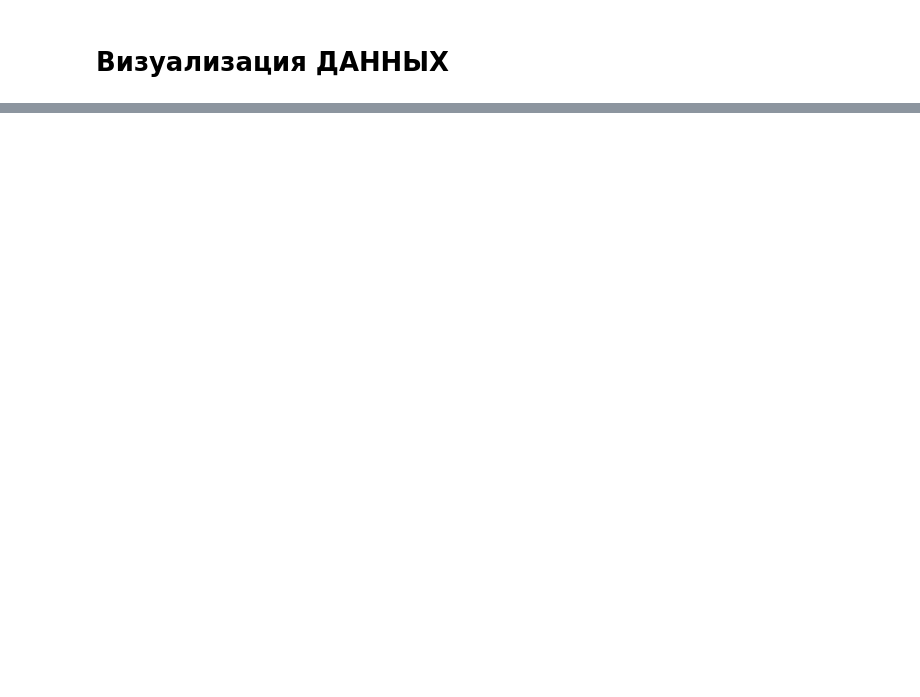
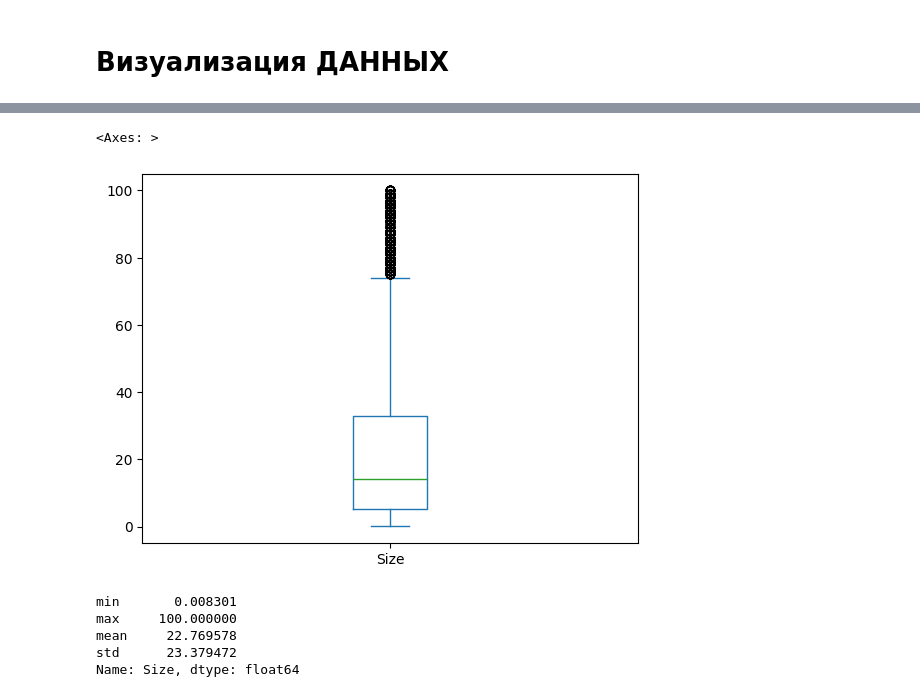
Before and after one commit to Netdaem0n/ALG_data_analyze, a Jupyter notebook: notebooks/lesson_5.ipynb, the cells around one changed output, grey strips where cells are left out. Saved outputs shown, nothing was run; the diff lists cells and outputs as text; code cells hidden in the pictures; blank space fills up the shorter version.

```diff
--- a/notebooks/lesson_5.ipynb
+++ b/notebooks/lesson_5.ipynb
@@ -15,0 +23,13 @@ df1.head()
+# %%
+df['Size'].plot(kind = 'box')
+# %% [output]
+<Axes: >
+[figure, added]
+# %%
+df['Size'].agg(['min', 'max', 'mean', 'std'])
+# %% [output]
+min       0.008301
+max     100.000000
+mean     22.769578
+std      23.379472
+Name: Size, dtype: float64
```
Also changed, not shown: parts of 21 cells of this notebook.
